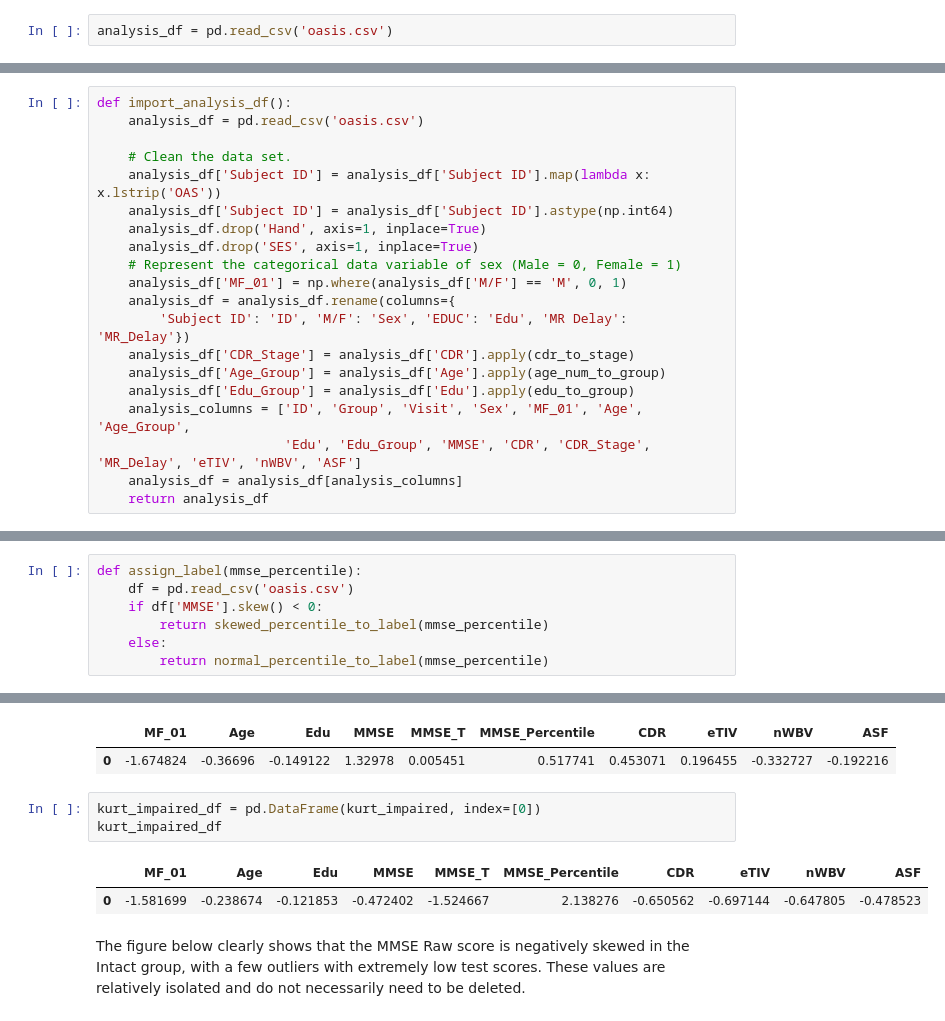
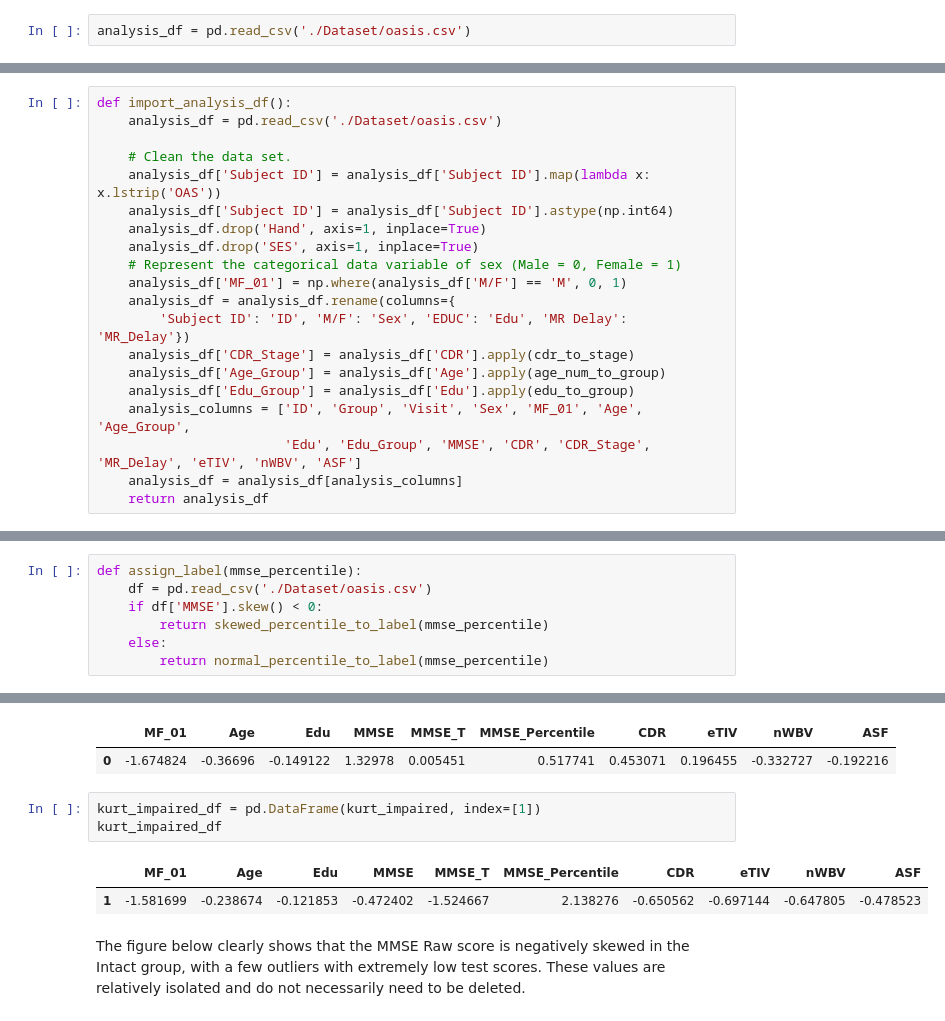
Before and after one commit to kkphd/MMSE, a Jupyter notebook: Predicting-Cognitive-Impairment-KK-2020.ipynb, the cells around one changed output, grey strips where cells are left out. Cells and saved outputs as stored; diff of their text form.

```diff
--- a/Predicting-Cognitive-Impairment-KK-2020.ipynb
+++ b/Predicting-Cognitive-Impairment-KK-2020.ipynb
@@ -57,7 +55,7 @@ import scipy
 # %% [markdown]
 I briefly examined the data set to determine the variables I am working with, how the data is structured, and if there are overt problems with the values. If there are issues that need to be addressed, I will clean the data to create a final data frame suitable for analysis.
 # %%
-analysis_df = pd.read_csv('oasis.csv')
+analysis_df = pd.read_csv('./Dataset/oasis.csv')
 # %%
 analysis_df.head(3)
 # %% [output]
@@ -118,7 +116,7 @@ I will create a series of functions - listed below - to create new columns of da
 - I will convert age and education to grouped values to assist in calculating the age- and education-corrected normative scores for the participants.
 # %%
 def import_analysis_df():
-    analysis_df = pd.read_csv('oasis.csv')
+    analysis_df = pd.read_csv('./Dataset/oasis.csv')
 
     # Clean the data set.
     analysis_df['Subject ID'] = analysis_df['Subject ID'].map(lambda x: x.lstrip('OAS'))
@@ -217,7 +214,7 @@ def t_to_percentile(t):
     return round(scipy.stats.norm.cdf(t, loc=50, scale=10)*100)
 # %%
 def assign_label(mmse_percentile):
-    df = pd.read_csv('oasis.csv')
+    df = pd.read_csv('./Dataset/oasis.csv')
     if df['MMSE'].skew() < 0:
         return skewed_percentile_to_label(mmse_percentile)
     else:
@@ -514,11 +509,11 @@ kurt_intact_df
 |  | MF_01 | Age | Edu | MMSE | MMSE_T | MMSE_Percentile | CDR | eTIV | nWBV | ASF |
 | 0 | -1.674824 | -0.36696 | -0.149122 | 1.32978 | 0.005451 | 0.517741 | 0.453071 | 0.196455 | -0.332727 | -0.192216 |
 # %%
-kurt_impaired_df = pd.DataFrame(kurt_impaired, index=[0])
+kurt_impaired_df = pd.DataFrame(kurt_impaired, index=[1])
 kurt_impaired_df
 # %% [output]
 |  | MF_01 | Age | Edu | MMSE | MMSE_T | MMSE_Percentile | CDR | eTIV | nWBV | ASF |
-| 0 | -1.581699 | -0.238674 | -0.121853 | -0.472402 | -1.524667 | 2.138276 | -0.650562 | -0.697144 | -0.647805 | -0.478523 |
+| 1 | -1.581699 | -0.238674 | -0.121853 | -0.472402 | -1.524667 | 2.138276 | -0.650562 | -0.697144 | -0.647805 | -0.478523 |
 # %% [markdown]
 The figure below clearly shows that the MMSE Raw score is negatively skewed in the Intact group, with a few outliers with extremely low test scores. These values are relatively isolated and do not necessarily need to be deleted.
 # %%
```
Also changed, not shown: parts of 19 cells of this notebook, 6 other files.
